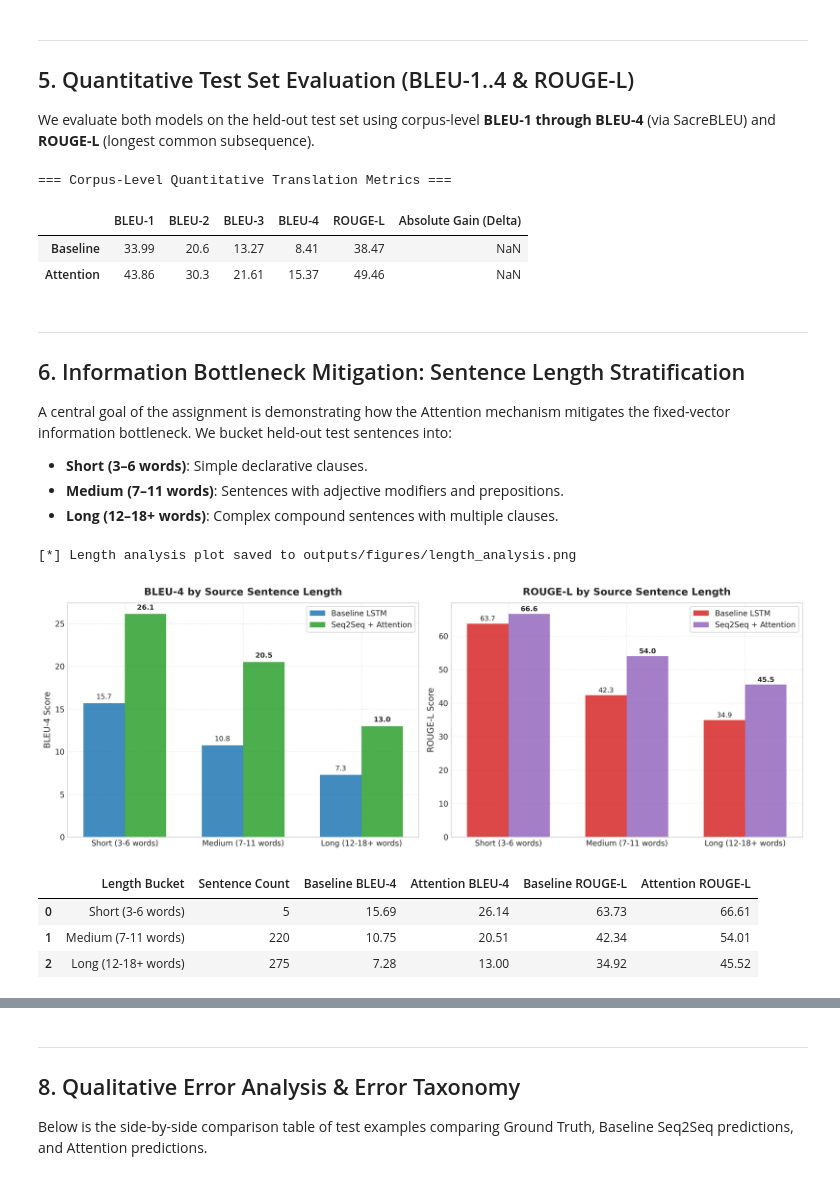
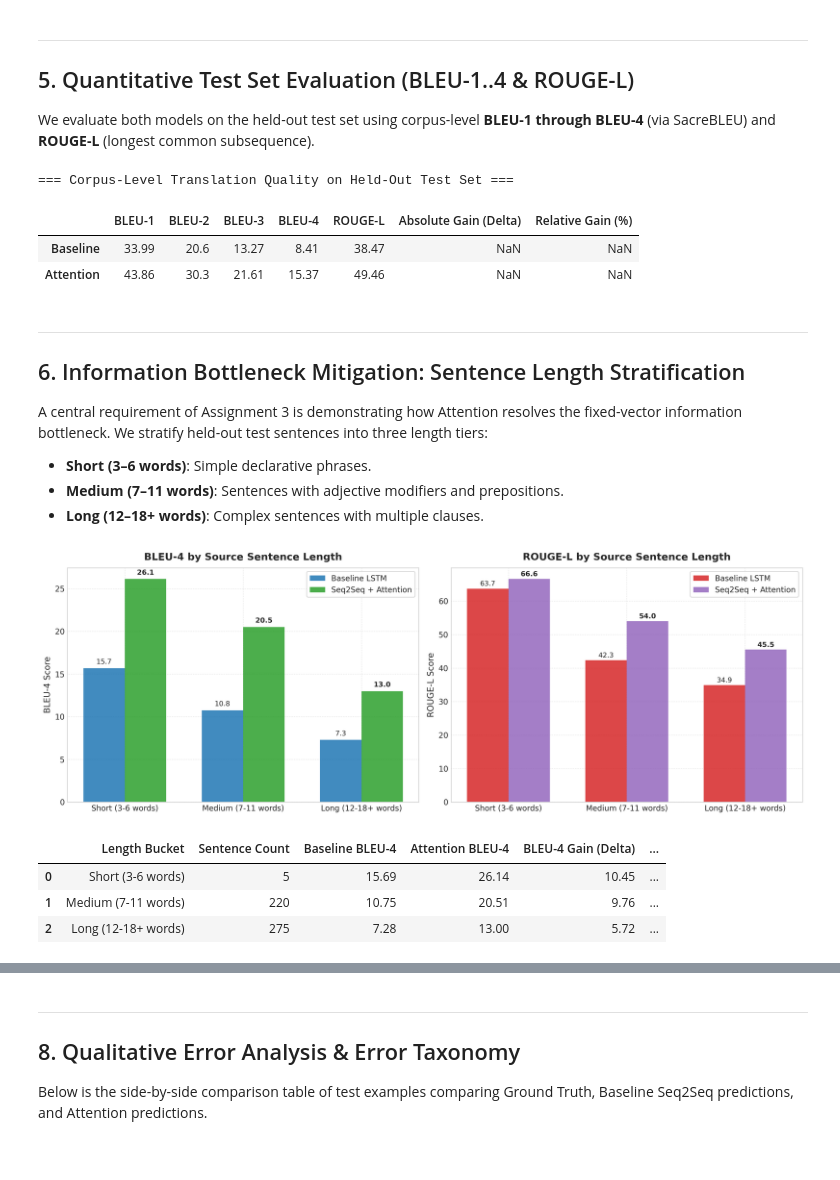
Before and after one commit to FekyBaz/nlp-en-de-seq2seq-attention, a Jupyter notebook: notebooks/en_de_seq2seq_attention.ipynb, the cells around one changed output, grey strips where cells are left out. Cells and saved outputs as stored; diff of their text form; code cells hidden in the pictures.

```diff
--- a/notebooks/en_de_seq2seq_attention.ipynb
+++ b/notebooks/en_de_seq2seq_attention.ipynb
@@ -258,30 +291,32 @@ We evaluate both models on the held-out test set using corpus-level **BLEU-1 thr
 # %%
 with open("outputs/results/metrics.json", "r", encoding="utf-8") as f:
     metrics = json.load(f)
 
 df_metrics = pd.DataFrame(metrics).T
 df_metrics["Absolute Gain (Delta)"] = df_metrics.loc["Attention"] - df_metrics.loc["Baseline"]
-print("=== Corpus-Level Quantitative Translation Metrics ===")
-display(df_metrics)
+df_metrics["Relative Gain (%)"] = ((df_metrics.loc["Attention"] - df_metrics.loc["Baseline"]) / df_metrics.loc["Baseline"]) * 100
+
+print("=== Corpus-Level Translation Quality on Held-Out Test Set ===")
+display(df_metrics.round(2))
 # %% [output]
-=== Corpus-Level Quantitative Translation Metrics ===
+=== Corpus-Level Translation Quality on Held-Out Test Set ===
-|  | BLEU-1 | BLEU-2 | BLEU-3 | BLEU-4 | ROUGE-L | Absolute Gain (Delta) |
-| Baseline | 33.99 | 20.6 | 13.27 | 8.41 | 38.47 | NaN |
-| Attention | 43.86 | 30.3 | 21.61 | 15.37 | 49.46 | NaN |
+|  | BLEU-1 | BLEU-2 | BLEU-3 | BLEU-4 | ROUGE-L | Absolute Gain (Delta) | Relative Gain (%) |
+| Baseline | 33.99 | 20.6 | 13.27 | 8.41 | 38.47 | NaN | NaN |
+| Attention | 43.86 | 30.3 | 21.61 | 15.37 | 49.46 | NaN | NaN |
 # %% [markdown]
 ---
 ## 6. Information Bottleneck Mitigation: Sentence Length Stratification
 
-A central goal of the assignment is demonstrating how the Attention mechanism mitigates the fixed-vector information bottleneck.
-We bucket held-out test sentences into:
-- **Short (3–6 words)**: Simple declarative clauses.
+A central requirement of Assignment 3 is demonstrating how Attention resolves the fixed-vector information bottleneck.
+We stratify held-out test sentences into three length tiers:
+- **Short (3–6 words)**: Simple declarative phrases.
 - **Medium (7–11 words)**: Sentences with adjective modifiers and prepositions.
-- **Long (12–18+ words)**: Complex compound sentences with multiple clauses.
+- **Long (12–18+ words)**: Complex sentences with multiple clauses.
 # %%
 with open("outputs/results/length_analysis.json", "r", encoding="utf-8") as f:
     length_data = json.load(f)
 
-plot_length_analysis(length_data, save_path="outputs/figures/length_analysis.png")
+# Display comparative bar plot
 display(Image(filename="outputs/figures/length_analysis.png"))
 
 # Summary table of length stratification
@@ -292,17 +327,17 @@ for bucket, vals in length_data.items():
         "Sentence Count": vals["count"],
         "Baseline BLEU-4": vals["Baseline"]["BLEU-4"],
         "Attention BLEU-4": vals["Attention"]["BLEU-4"],
+        "BLEU-4 Gain (Delta)": round(vals["Attention"]["BLEU-4"] - vals["Baseline"]["BLEU-4"], 2),
         "Baseline ROUGE-L": vals["Baseline"]["ROUGE-L"],
         "Attention ROUGE-L": vals["Attention"]["ROUGE-L"],
     })
 display(pd.DataFrame(length_summary))
 # %% [output]
-[*] Length analysis plot saved to outputs/figures/length_analysis.png
 [figure]
-|  | Length Bucket | Sentence Count | Baseline BLEU-4 | Attention BLEU-4 | Baseline ROUGE-L | Attention ROUGE-L |
-| 0 | Short (3-6 words) | 5 | 15.69 | 26.14 | 63.73 | 66.61 |
-| 1 | Medium (7-11 words) | 220 | 10.75 | 20.51 | 42.34 | 54.01 |
-| 2 | Long (12-18+ words) | 275 | 7.28 | 13.00 | 34.92 | 45.52 |
+|  | Length Bucket | Sentence Count | Baseline BLEU-4 | Attention BLEU-4 | BLEU-4 Gain (Delta) | ... |
+| 0 | Short (3-6 words) | 5 | 15.69 | 26.14 | 10.45 | ... |
+| 1 | Medium (7-11 words) | 220 | 10.75 | 20.51 | 9.76 | ... |
+| 2 | Long (12-18+ words) | 275 | 7.28 | 13.00 | 5.72 | ... |
 # %% [markdown]
 ---
 ## 7. Attention Heatmap Visualizations & Alignment Extraction
```
Also changed, not shown: parts of 18 cells of this notebook, 7 other files.
